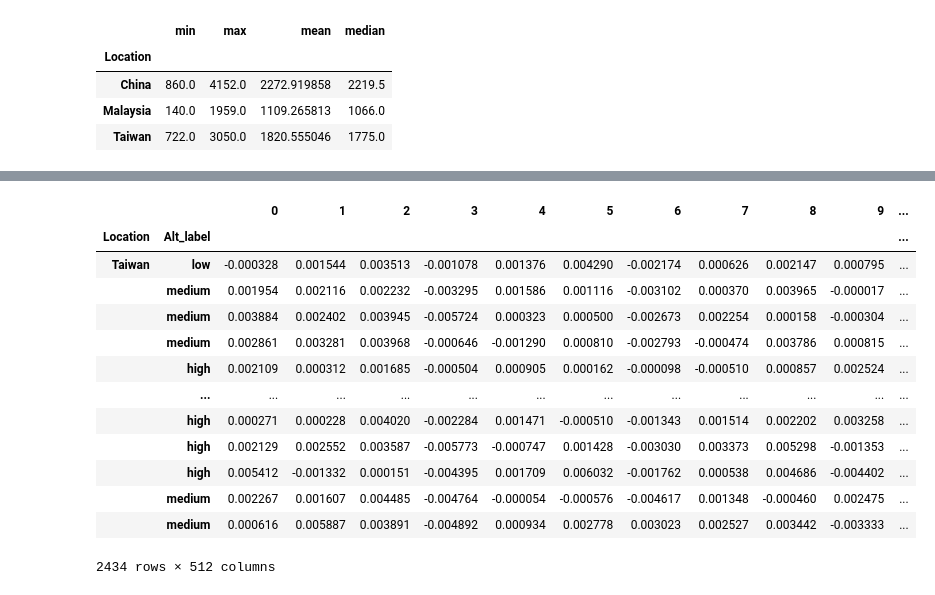
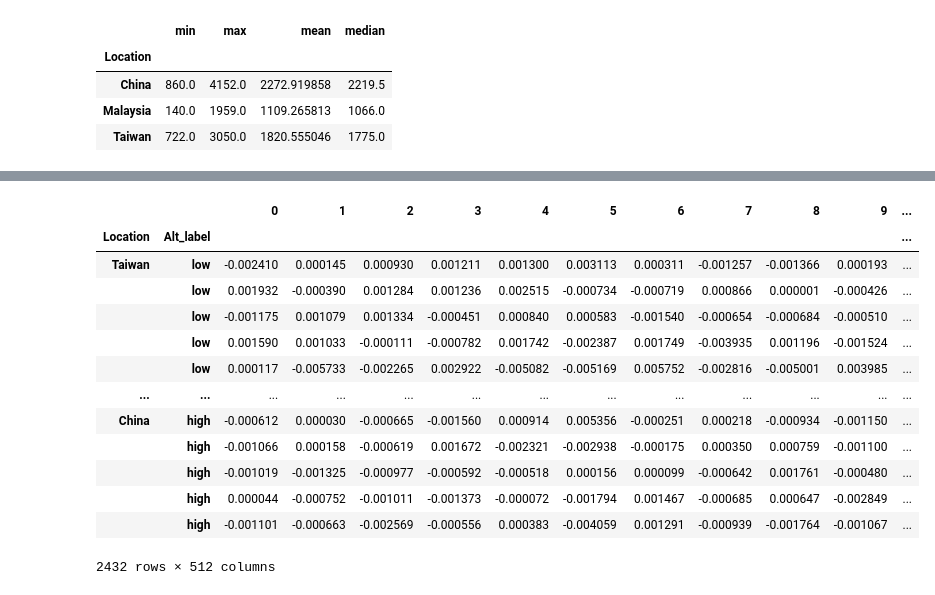
Before and after one commit to YunghuiHsu/Moth_Project, a Jupyter notebook: Moth_thermal/vsc/explore_LatentSpace.ipynb, the cells around one changed output, grey strips where cells are left out. Saved outputs shown, nothing was run; the diff lists cells and outputs as text; code cells hidden in the pictures.

```diff
--- a/Moth_thermal/vsc/explore_LatentSpace.ipynb
+++ b/Moth_thermal/vsc/explore_LatentSpace.ipynb
@@ -943,17 +968,32 @@ print(df_coding_sp_median.shape)
-# %%
-df_coding_sp_median
-# %% [output]
-|  |  | 0 | 1 | 2 | 3 | 4 | 5 | 6 | 7 | 8 | 9 | ... |
-| Location | Alt_label |  |  |  |  |  |  |  |  |  |  | ... |
-| Taiwan | low | -0.000328 | 0.001544 | 0.003513 | -0.001078 | 0.001376 | 0.004290 | -0.002174 | 0.000626 | 0.002147 | 0.000795 | ... |
-|  | medium | 0.001954 | 0.002116 | 0.002232 | -0.003295 | 0.001586 | 0.001116 | -0.003102 | 0.000370 | 0.003965 | -0.000017 | ... |
-|  | medium | 0.003884 | 0.002402 | 0.003945 | -0.005724 | 0.000323 | 0.000500 | -0.002673 | 0.002254 | 0.000158 | -0.000304 | ... |
-|  | medium | 0.002861 | 0.003281 | 0.003968 | -0.000646 | -0.001290 | 0.000810 | -0.002793 | -0.000474 | 0.003786 | 0.000815 | ... |
-|  | high | 0.002109 | 0.000312 | 0.001685 | -0.000504 | 0.000905 | 0.000162 | -0.000098 | -0.000510 | 0.000857 | 0.002524 | ... |
-|  | ... | ... | ... | ... | ... | ... | ... | ... | ... | ... | ... | ... |
-|  | high | 0.000271 | 0.000228 | 0.004020 | -0.002284 | 0.001471 | -0.000510 | -0.001343 | 0.001514 | 0.002202 | 0.003258 | ... |
-|  | high | 0.002129 | 0.002552 | 0.003587 | -0.005773 | -0.000747 | 0.001428 | -0.003030 | 0.003373 | 0.005298 | -0.001353 | ... |
-|  | high | 0.005412 | -0.001332 | 0.000151 | -0.004395 | 0.001709 | 0.006032 | -0.001762 | 0.000538 | 0.004686 | -0.004402 | ... |
-|  | medium | 0.002267 | 0.001607 | 0.004485 | -0.004764 | -0.000054 | -0.000576 | -0.004617 | 0.001348 | -0.000460 | 0.002475 | ... |
-|  | medium | 0.000616 | 0.005887 | 0.003891 | -0.004892 | 0.000934 | 0.002778 | 0.003023 | 0.002527 | 0.003442 | -0.003333 | ... |
-2434 rows × 512 columns
+# %%
+# 計算每個物種與(海拔分)群中心點差異
+# 等同以下寫法
+# alt_group = df_coding_sp_median.loc[[(loc,alt_label)],:]
+# group_median = (df_coding_sp_median.groupby(['Location','Alt_label'])
+#                 .agg(np.median).loc[[(loc,alt_label)],:]
+#                   )
+# df_loc_alt = (alt_group - group_median)
+# pd.concat([df_loc_alt's])
+
+df_coding_sp_median_alt = (df_coding_sp_median.groupby(['Location', 'Alt_label'])
+                           .apply(lambda x: x -
+                                  x.groupby(['Location','Alt_label']).agg(np.median)   # 分群後的median值
+                                  )
+                           )
+# %%
+df_coding_sp_median_alt
+# %% [output]
+|  |  | 0 | 1 | 2 | 3 | 4 | 5 | 6 | 7 | 8 | 9 | ... |
+| Location | Alt_label |  |  |  |  |  |  |  |  |  |  | ... |
+| Taiwan | low | -0.002410 | 0.000145 | 0.000930 | 0.001211 | 0.001300 | 0.003113 | 0.000311 | -0.001257 | -0.001366 | 0.000193 | ... |
+|  | low | 0.001932 | -0.000390 | 0.001284 | 0.001236 | 0.002515 | -0.000734 | -0.000719 | 0.000866 | 0.000001 | -0.000426 | ... |
+|  | low | -0.001175 | 0.001079 | 0.001334 | -0.000451 | 0.000840 | 0.000583 | -0.001540 | -0.000654 | -0.000684 | -0.000510 | ... |
+|  | low | 0.001590 | 0.001033 | -0.000111 | -0.000782 | 0.001742 | -0.002387 | 0.001749 | -0.003935 | 0.001196 | -0.001524 | ... |
+|  | low | 0.000117 | -0.005733 | -0.002265 | 0.002922 | -0.005082 | -0.005169 | 0.005752 | -0.002816 | -0.005001 | 0.003985 | ... |
+| ... | ... | ... | ... | ... | ... | ... | ... | ... | ... | ... | ... | ... |
+| China | high | -0.000612 | 0.000030 | -0.000665 | -0.001560 | 0.000914 | 0.005356 | -0.000251 | 0.000218 | -0.000934 | -0.001150 | ... |
+|  | high | -0.001066 | 0.000158 | -0.000619 | 0.001672 | -0.002321 | -0.002938 | -0.000175 | 0.000350 | 0.000759 | -0.001100 | ... |
+|  | high | -0.001019 | -0.001325 | -0.000977 | -0.000592 | -0.000518 | 0.000156 | 0.000099 | -0.000642 | 0.001761 | -0.000480 | ... |
+|  | high | 0.000044 | -0.000752 | -0.001011 | -0.001373 | -0.000072 | -0.001794 | 0.001467 | -0.000685 | 0.000647 | -0.002849 | ... |
+|  | high | -0.001101 | -0.000663 | -0.002569 | -0.000556 | 0.000383 | -0.004059 | 0.001291 | -0.000939 | -0.001764 | -0.001067 | ... |
+2432 rows × 512 columns
```
Also changed, not shown: parts of 4 cells of this notebook.
